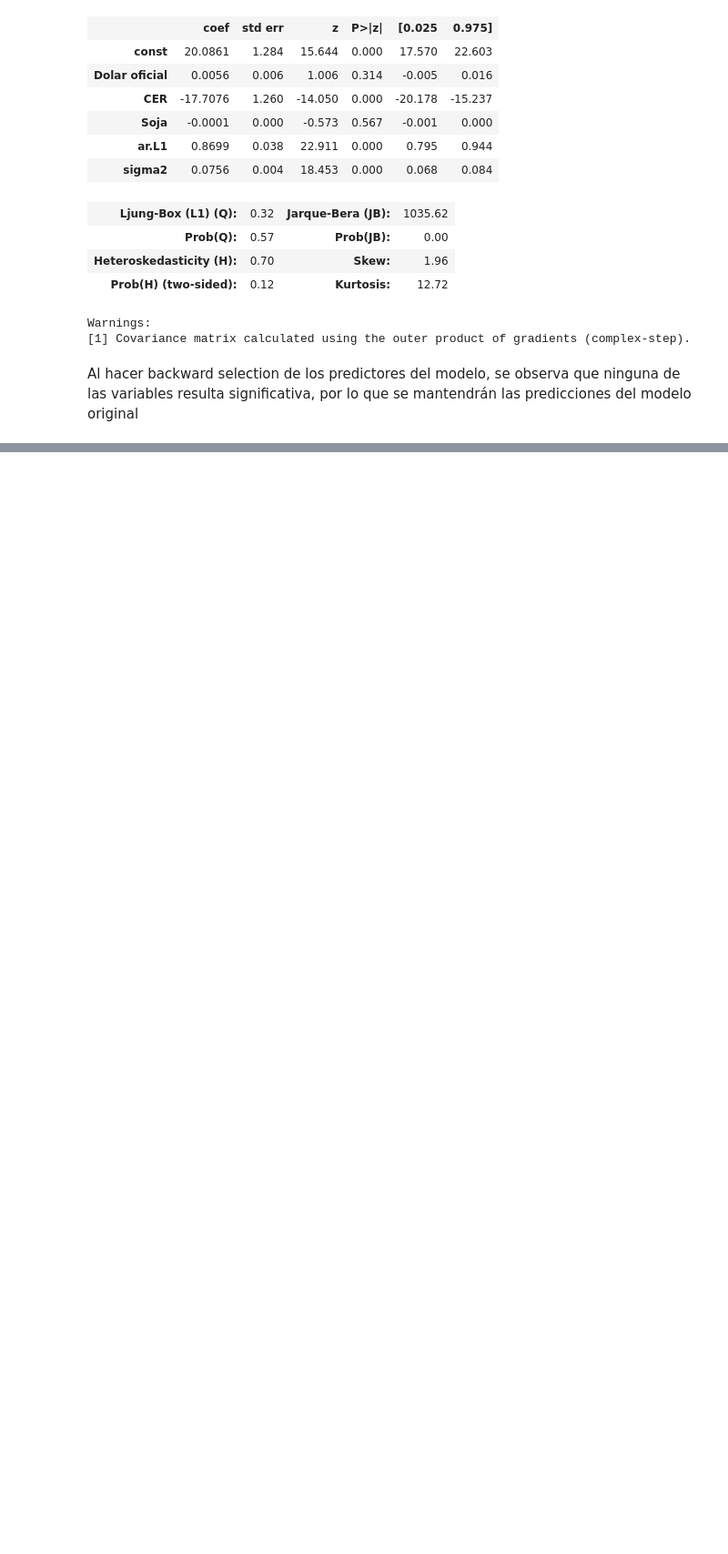
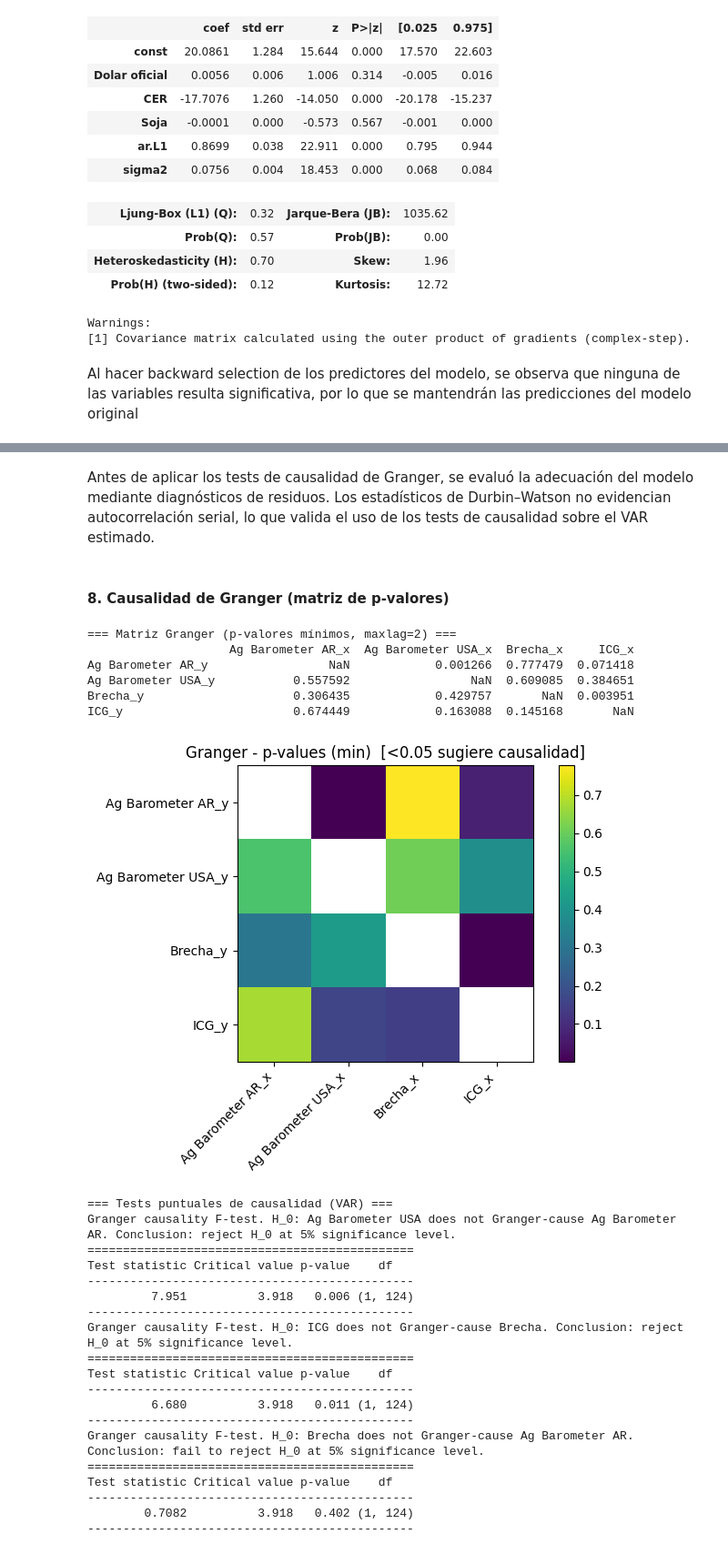
Before and after one commit to josekeh/series_de_tiempo, a Jupyter notebook: src/tp1.ipynb, the cells around one changed output, grey strips where cells are left out. Shown at 91% size. Saved outputs shown, nothing was run; the diff lists cells and outputs as text; code cells hidden in the pictures; blank space fills up the shorter version.

```diff
--- a/src/tp1.ipynb
+++ b/src/tp1.ipynb
@@ -1594,0 +1687,6 @@ Al hacer backward selection de los predictores del modelo, se observa que ningun
+# %%
+train_size = round(len(var_data_diff) * 0.9)
+train = var_data_diff.iloc[:train_size]
+test  = var_data_diff.iloc[train_size:]
+
+print("\nTamaños -> train:", train.shape, "| test:", test.shape)
@@ -1594,0 +1820,68 @@ Al hacer backward selection de los predictores del modelo, se observa que ningun
+# %% [markdown]
+Antes de aplicar los tests de causalidad de Granger, se evaluó la adecuación del modelo mediante diagnósticos de residuos. Los estadísticos de Durbin–Watson no evidencian autocorrelación serial, lo que valida el uso de los tests de causalidad sobre el VAR estimado.
+# %% [markdown]
+#### 8. Causalidad de Granger (matriz de p-valores)
+# %%
+def grangers_causation_matrix(data, variables, maxlag=2, test='ssr_chi2test'):
+    """
+    Matriz de p-valores mínimos (entre 1..maxlag) para Granger:
+    filas = Y (afectada), columnas = X (causante)
+    H0: X NO causa a Y (Granger)
+    """
+    df = pd.DataFrame(np.nan, index=variables, columns=variables)
+    for y in variables:
+        for x in variables:
+            if y == x:
+                continue
+            test_result = grangercausalitytests(data[[y, x]], maxlag=maxlag, verbose=False)
+            pvals = [test_result[i][0][test][1] for i in range(1, maxlag + 1)]
+            df.loc[y, x] = np.min(pvals)
+
+    df.columns = [f"{c}_x" for c in df.columns]
+    df.index = [f"{r}_y" for r in df.index]
+    return df
+
+print("\n=== Matriz Granger (p-valores mínimos, maxlag=2) ===")
+granger_mat = grangers_causation_matrix(train, vars_var, maxlag=2, test='ssr_chi2test')
+print(granger_mat)
+
+plt.figure(figsize=(7, 5))
+plt.imshow(granger_mat.values)
+plt.xticks(range(len(granger_mat.columns)), granger_mat.columns, rotation=45, ha='right')
+plt.yticks(range(len(granger_mat.index)), granger_mat.index)
+plt.title("Granger - p-values (min)  [<0.05 sugiere causalidad]")
+plt.colorbar()
+plt.tight_layout()
+plt.show()
+
+print("\n=== Tests puntuales de causalidad (VAR) ===")
+print(var_result.test_causality(caused='Ag Barometer AR', causing=['Ag Barometer USA'], kind='f').summary())
+print(var_result.test_causality(caused='Brecha', causing=['ICG'], kind='f').summary())
+print(var_result.test_causality(caused='Ag Barometer AR', causing=['Brecha'], kind='f').summary())
+# %% [output]
+=== Matriz Granger (p-valores mínimos, maxlag=2) ===
+                    Ag Barometer AR_x  Ag Barometer USA_x  Brecha_x     ICG_x
+Ag Barometer AR_y                 NaN            0.001266  0.777479  0.071418
+Ag Barometer USA_y           0.557592                 NaN  0.609085  0.384651
+Brecha_y                     0.306435            0.429757       NaN  0.003951
+ICG_y                        0.674449            0.163088  0.145168       NaN
+[figure, added]
+=== Tests puntuales de causalidad (VAR) ===
+Granger causality F-test. H_0: Ag Barometer USA does not Granger-cause Ag Barometer AR. Conclusion: reject H_0 at 5% significance level.
+==============================================
+Test statistic Critical value p-value    df
+----------------------------------------------
+         7.951          3.918   0.006 (1, 124)
+----------------------------------------------
+Granger causality F-test. H_0: ICG does not Granger-cause Brecha. Conclusion: reject H_0 at 5% significance level.
+==============================================
+Test statistic Critical value p-value    df
+----------------------------------------------
+         6.680          3.918   0.011 (1, 124)
+----------------------------------------------
+Granger causality F-test. H_0: Brecha does not Granger-cause Ag Barometer AR. Conclusion: fail to reject H_0 at 5% significance level.
+==============================================
+Test statistic Critical value p-value    df
+----------------------------------------------
+        0.7082          3.918   0.402 (1, 124)
+----------------------------------------------
```
Also changed, not shown: parts of 52 cells of this notebook.
